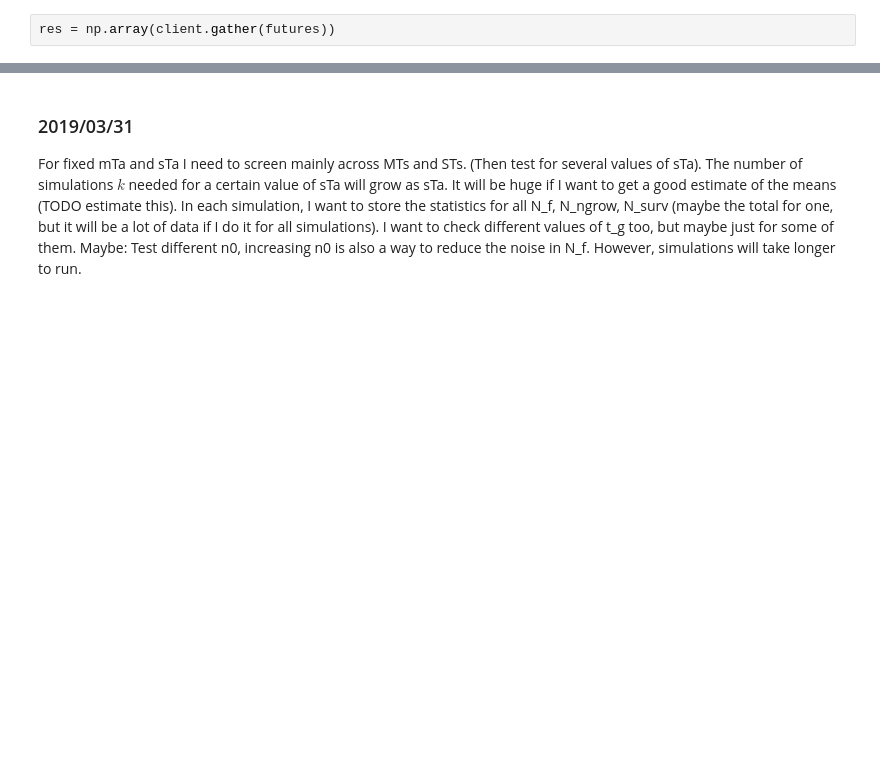
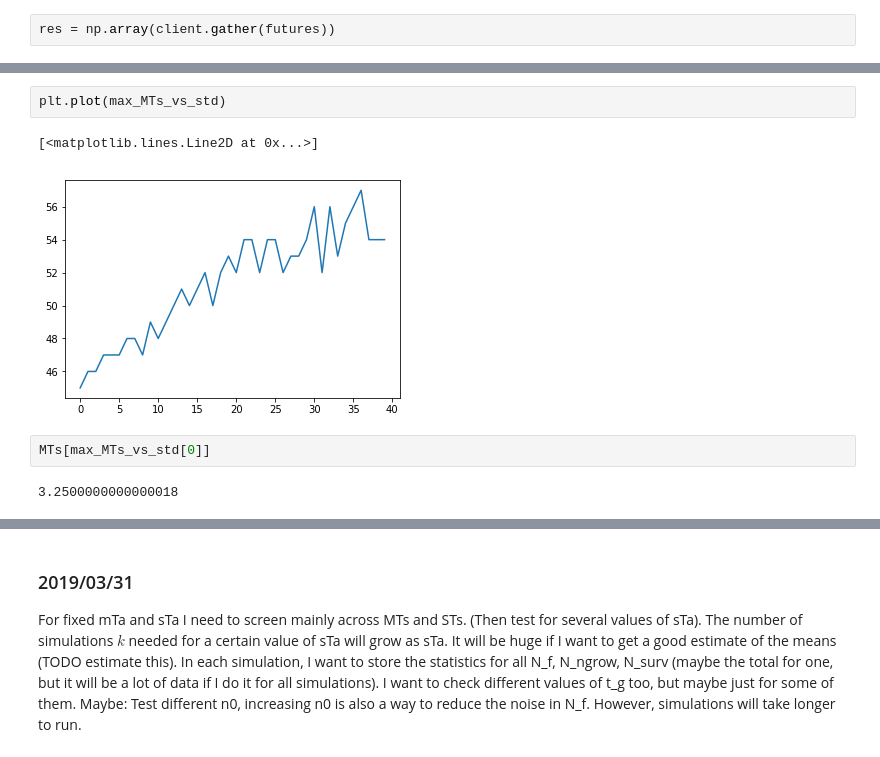
Before and after one commit to gutiloluis/pqe1, a Jupyter notebook: 190320_Parallelization!.ipynb, the cells around one changed output, grey strips where cells are left out. Cells and saved outputs as stored; diff of their text form; blank space fills up the shorter version.

```diff
--- a/190320_Parallelization!.ipynb
+++ b/190320_Parallelization!.ipynb
@@ -255,0 +288,9 @@ Text(0.5,1,'$t_a=$3')
+# %%
+plt.plot(max_MTs_vs_std)
+# %% [output]
+[<matplotlib.lines.Line2D at 0x...>]
+[figure, added]
+# %%
+MTs[max_MTs_vs_std[0]]
+# %% [output]
+3.2500000000000018
```
Also changed, not shown: parts of 11 cells of this notebook.
